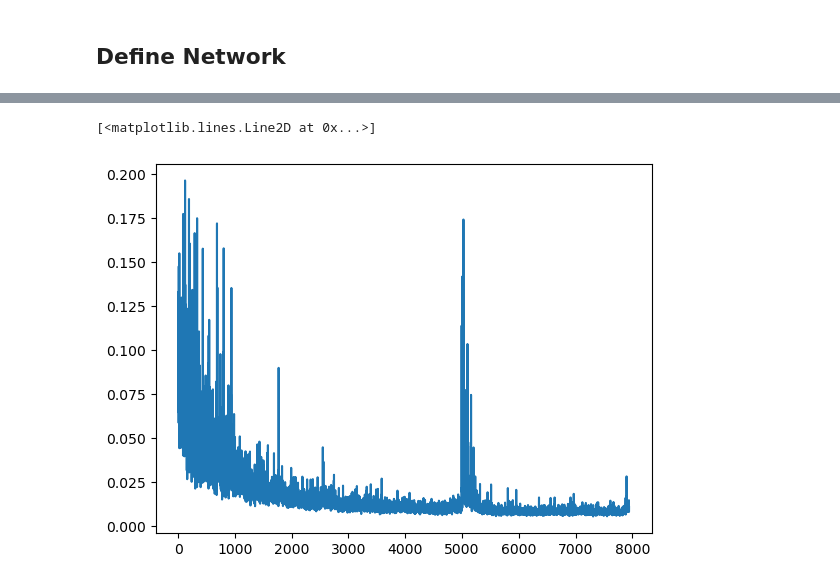
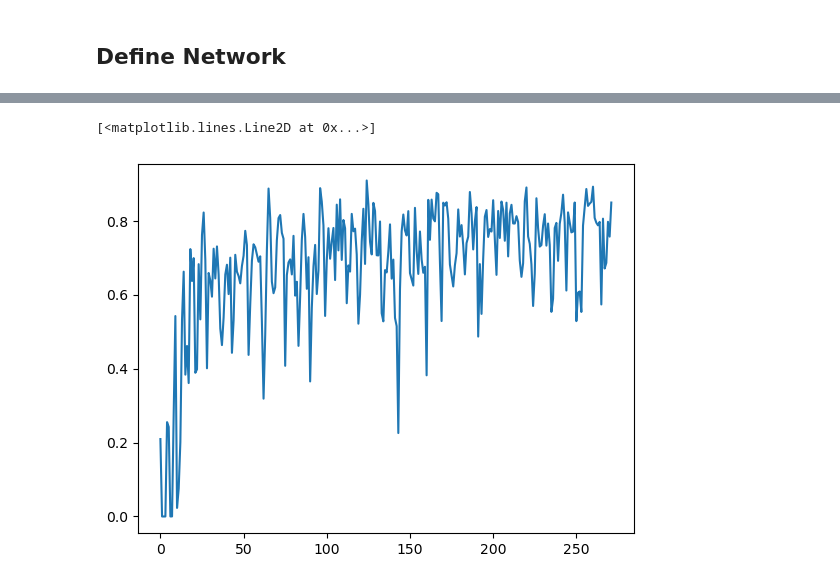
Before and after one commit to imalhotra15/Road-Segmentation, a Jupyter notebook: main.ipynb, the cells around one changed output, grey strips where cells are left out. Drawn from its saved outputs; the diff is of its cells as text; code cells hidden in the pictures.

```diff
--- a/main.ipynb
+++ b/main.ipynb
@@ -256,6 +256,3 @@ VGGFCN8(
     (1): Conv2d(512, 1, kernel_size=(3, 3), stride=(1, 1), padding=(1, 1))
   )
 )
-# %%
-data = dataset[5]
-image, mask = data['image'], data['segmentation_mask']
@@ -456,8 +422,8 @@ for epoch in range(EPOCHS):
 
         print(f"Batch {i+1}/{len(train_loader)} - Loss: {loss.item():.4f}, IoU: {calculate_iou(outputs, masks).item():.4f}" ,  flush=True)
 
-        # if i % 10 == 0 :
-        #     save_prediction_images(epoch , i, model,  fixed_images, fixed_masks, device)
+        if i % 25 == 0 :
+            save_prediction_images(epoch , i, model,  fixed_images, fixed_masks, device)
 
     # Calculate average loss and IoU for the epoch
     avg_train_loss = running_loss / len(train_loader)
@@ -465,7 +431,7 @@ for epoch in range(EPOCHS):
 
     loss_epoch_list.append(avg_train_loss)
     iou_epoch_list.append(avg_train_iou)
-    save_prediction_images(epoch , i, model,  fixed_images, fixed_masks, device)
+    # save_prediction_images(epoch , i, model,  fixed_images, fixed_masks, device)
 
     print(f"Epoch {epoch+1} - Average Train Loss: {avg_train_loss:.4f}, Average Train IoU: {avg_train_iou:.4f}\n", flush=True)
 # %% [output]
@@ -489,7 +455,7 @@ Batch 38/51 - Loss: 0.0108, IoU: 0.9605
 KeyboardInterrupt:
 # %%
-# plt.plot(iou_iter_list)
-plt.plot(loss_iter_list)
+plt.plot(iou_iter_list)
+# plt.plot(loss_iter_list)
 # %% [output]
 [<matplotlib.lines.Line2D at 0x...>]
-[figure, old version]
+[figure, new version]
```
Also changed, not shown: parts of 14 cells of this notebook, 16 other files.
